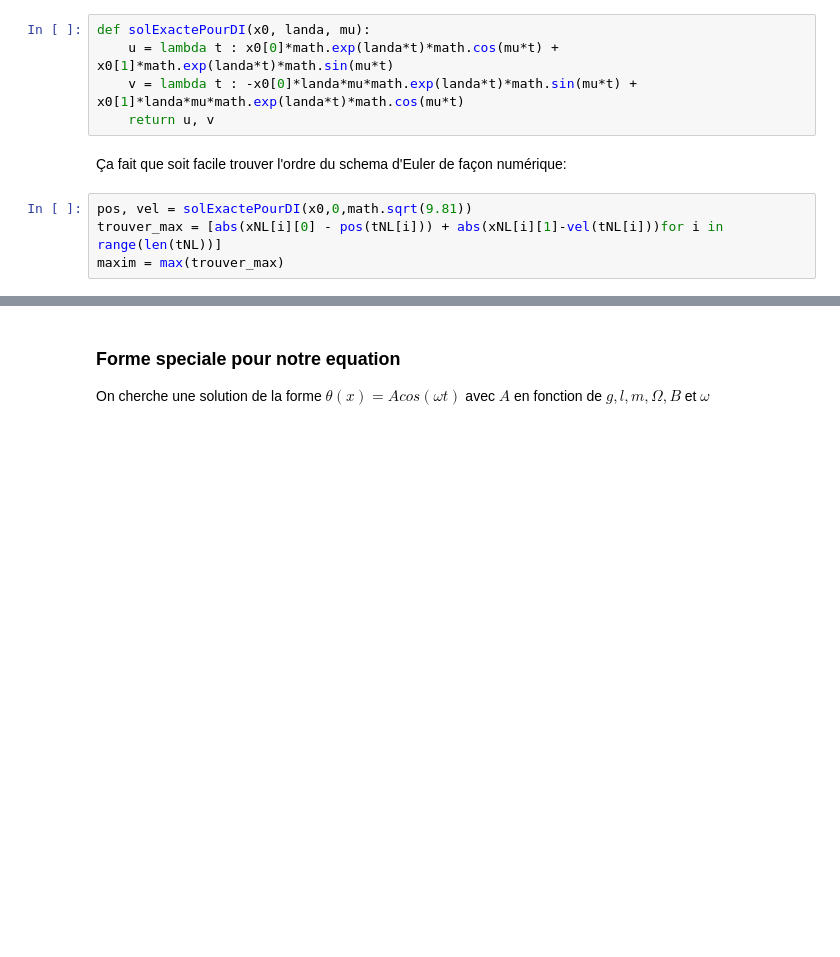
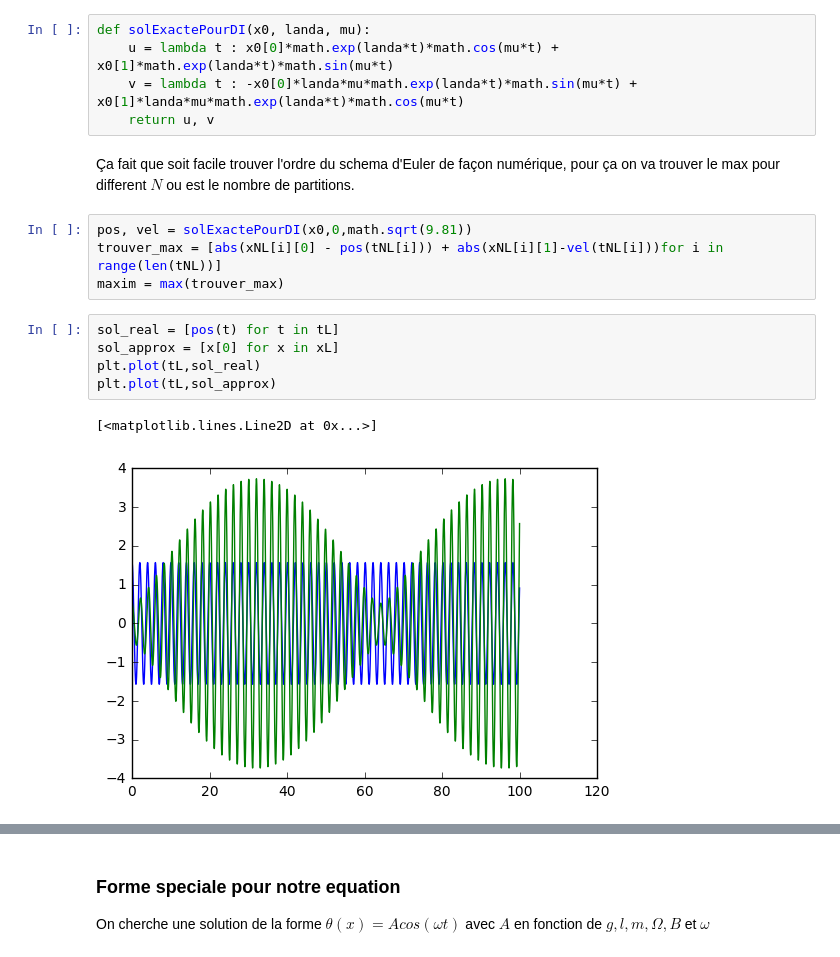
Before and after one commit to DiegoAsterio/equa-diff-3M236, a Jupyter notebook: 3M236_projet.ipynb, the cells around one changed output, grey strips where cells are left out. Drawn from its saved outputs; the diff is of its cells as text; blank space fills up the shorter version.

```diff
--- a/3M236_projet.ipynb
+++ b/3M236_projet.ipynb
@@ -125,8 +125,16 @@ def solExactePourDI(x0, landa, mu):
     v = lambda t : -x0[0]*landa*mu*math.exp(landa*t)*math.sin(mu*t) + x0[1]*landa*mu*math.exp(landa*t)*math.cos(mu*t)
     return u, v
 # %% [markdown]
-Ça fait que soit facile trouver l'ordre du schema d'Euler de façon numérique:
+Ça fait que soit facile trouver l'ordre du schema d'Euler de façon numérique, pour ça on va trouver le max pour different $N$ ou est le nombre de partitions.
 # %%
 pos, vel = solExactePourDI(x0,0,math.sqrt(9.81))
 trouver_max = [abs(xNL[i][0] - pos(tNL[i])) + abs(xNL[i][1]-vel(tNL[i]))for i in range(len(tNL))]
 maxim = max(trouver_max)
+# %%
+sol_real = [pos(t) for t in tL]
+sol_approx = [x[0] for x in xL]
+plt.plot(tL,sol_real)
+plt.plot(tL,sol_approx)
+# %% [output]
+[<matplotlib.lines.Line2D at 0x...>]
+[figure, added]
```
Also changed, not shown: parts of 12 cells of this notebook.
